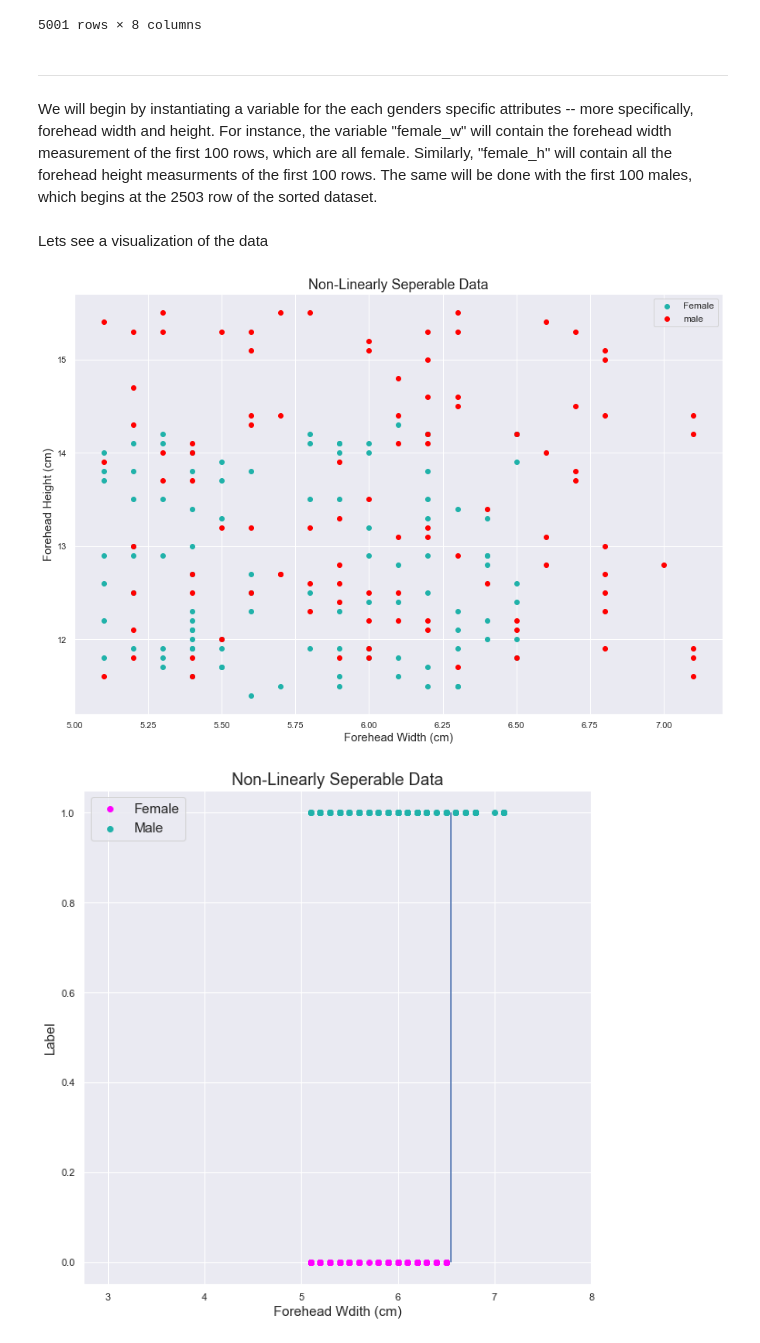
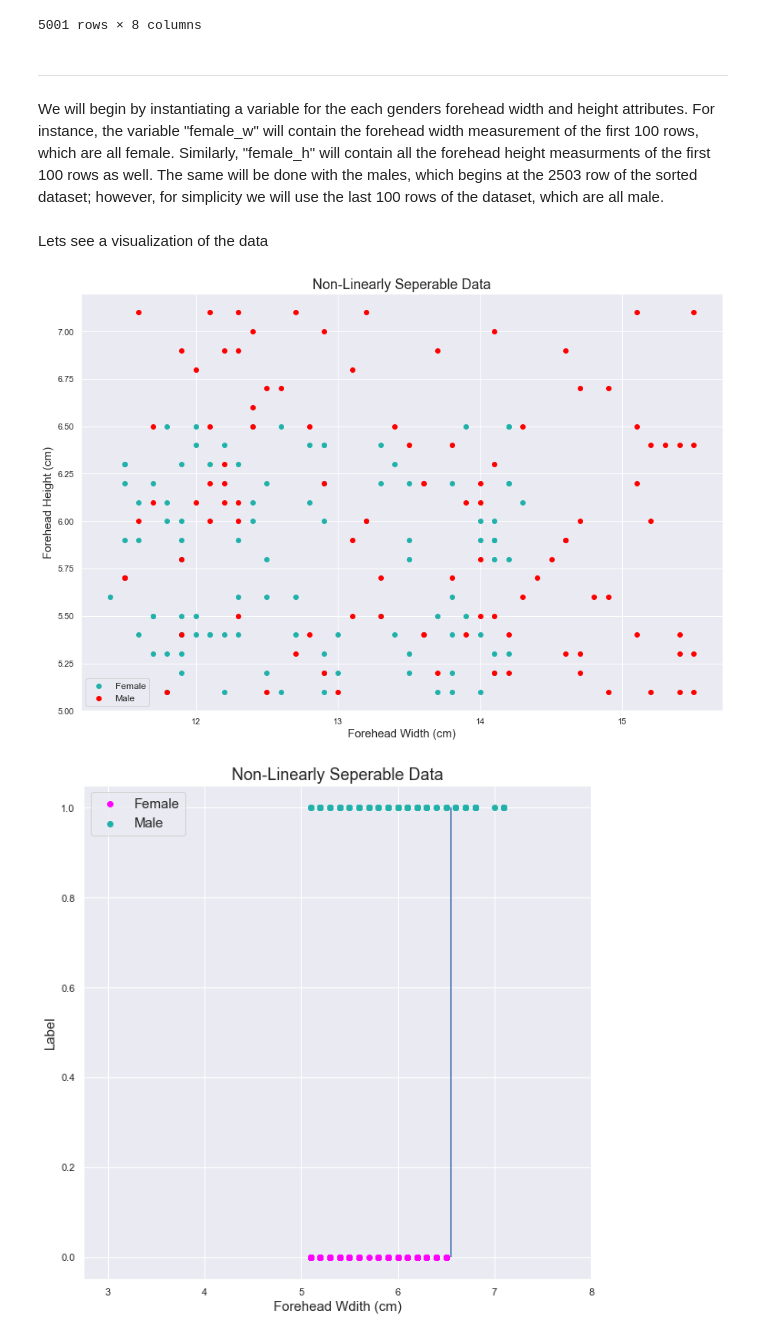
Before and after one commit to rjxgonzalez/INDE_577_Data-Science-and-Machine-Learning-, a Jupyter notebook: Supervised Learning/Classification/Logistic Regression/Logistic Regression.ipynb, the cells around one changed output. Cells and saved outputs as stored; diff of their text form; code cells hidden in the pictures.

```diff
--- a/Supervised Learning/Classification/Logistic Regression/Logistic Regression.ipynb
+++ b/Supervised Learning/Classification/Logistic Regression/Logistic Regression.ipynb
@@ -32,32 +32,32 @@ data
 5001 rows × 8 columns
 # %% [markdown]
 -------------------------------------------------------------------------------------------------------------------------------------------------
-We will begin by instantiating a variable for the each genders specific attributes -- more specifically, forehead width and height. For instance, the variable "female_w" will contain the forehead width measurement of the first 100 rows, which are all female. Similarly, "female_h" will contain all the forehead height measurments of the first 100 rows. The same will be done with the first 100 males, which begins at the 2503 row of the sorted dataset.
+We will begin by instantiating a variable for the each genders forehead width and height attributes. For instance, the variable "female_w" will contain the forehead width measurement of the first 100 rows, which are all female. Similarly, "female_h" will contain all the forehead height measurments of the first 100 rows as well. The same will be done with the males, which begins at the 2503 row of the sorted dataset; however, for simplicity we will use the last 100 rows of the dataset, which are all male.
 # %%
 female_w = data.iloc[:100]["Forehead Width (cm)"] # storing the width feature measurement of the first 100 rows (females)
 female_h = data.iloc[:100]["Forehead Height (cm)"] # storing the height feature measurement of the first 100 rows (females)
 
-male_w = data.iloc[2503:2603]["Forehead Width (cm)"]    # storing the width feature measurement of the first 100 males
-male_h= data.iloc[2503:2603]["Forehead Height (cm)"]    # storing the height feature measurement of the first 100 males
+male_w = data.tail(100)["Forehead Width (cm)"]    # storing the width feature measurement of the first 100 males
+male_h= data.tail(100)["Forehead Height (cm)"]    # storing the height feature measurement of the first 100 males
 # %% [markdown]
 Lets see a visualization of the data
 # %%
 plt.figure(figsize = (15, 10))
-plt.scatter(female_h,
-            female_w,
+plt.scatter(female_w,
+            female_h,
             color = "lightseagreen",
             label = "Female")
-plt.scatter(male_h,
-            male_w,
+plt.scatter(male_w,
+            male_h,
             color = "red",
-            label = "male")
+            label = "Male")
 plt.xlabel("Forehead Width (cm)", fontsize = 15)
 plt.ylabel("Forehead Height (cm)", fontsize = 15)
 plt.legend(fontsize = 12)
 plt.title("Non-Linearly Seperable Data", fontsize = 18)
 plt.show()
 # %% [output]
-[figure, old version]
+[figure, new version]
 # %%
 plt.figure(figsize = (10, 10))
 plt.xlim((2.75, 8 ))
```
